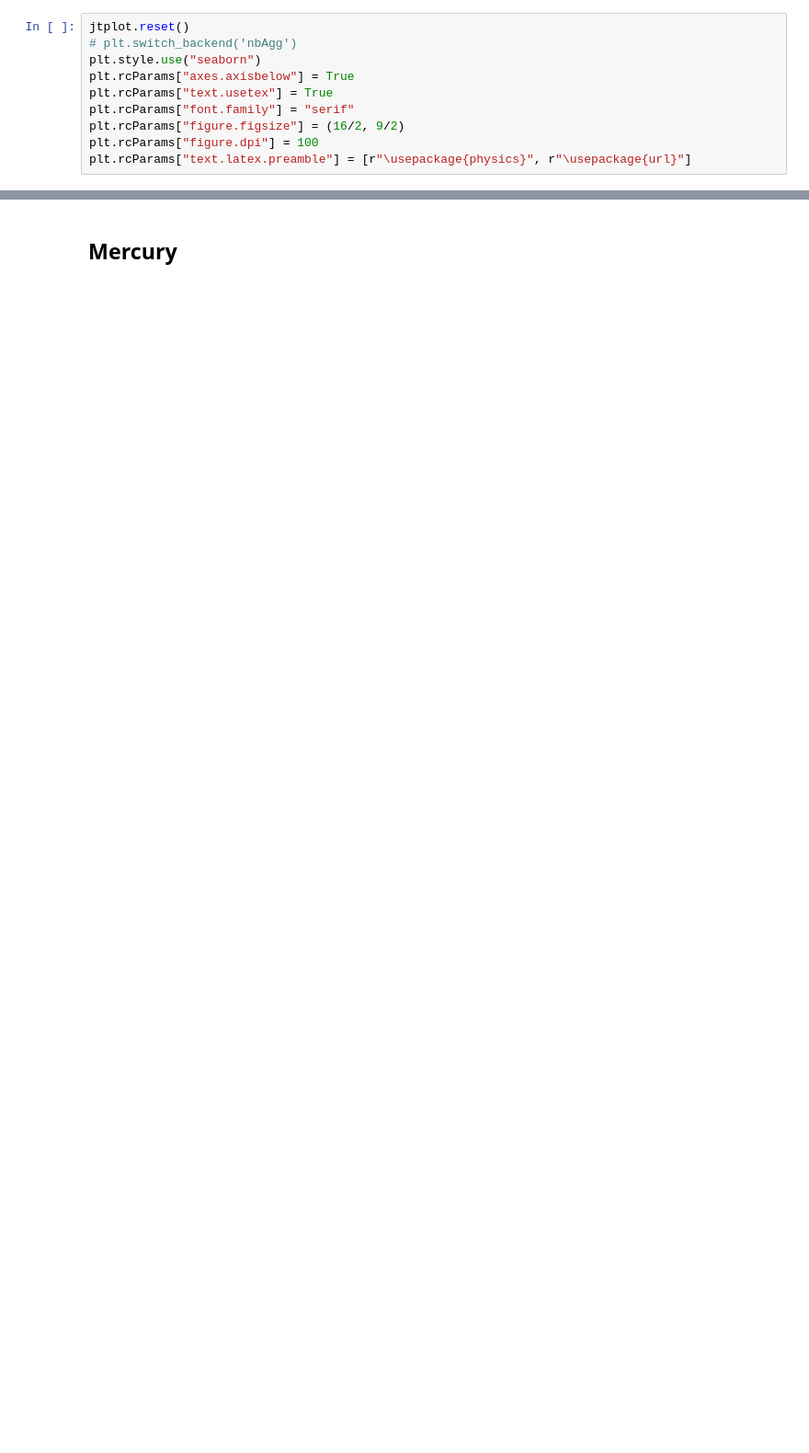
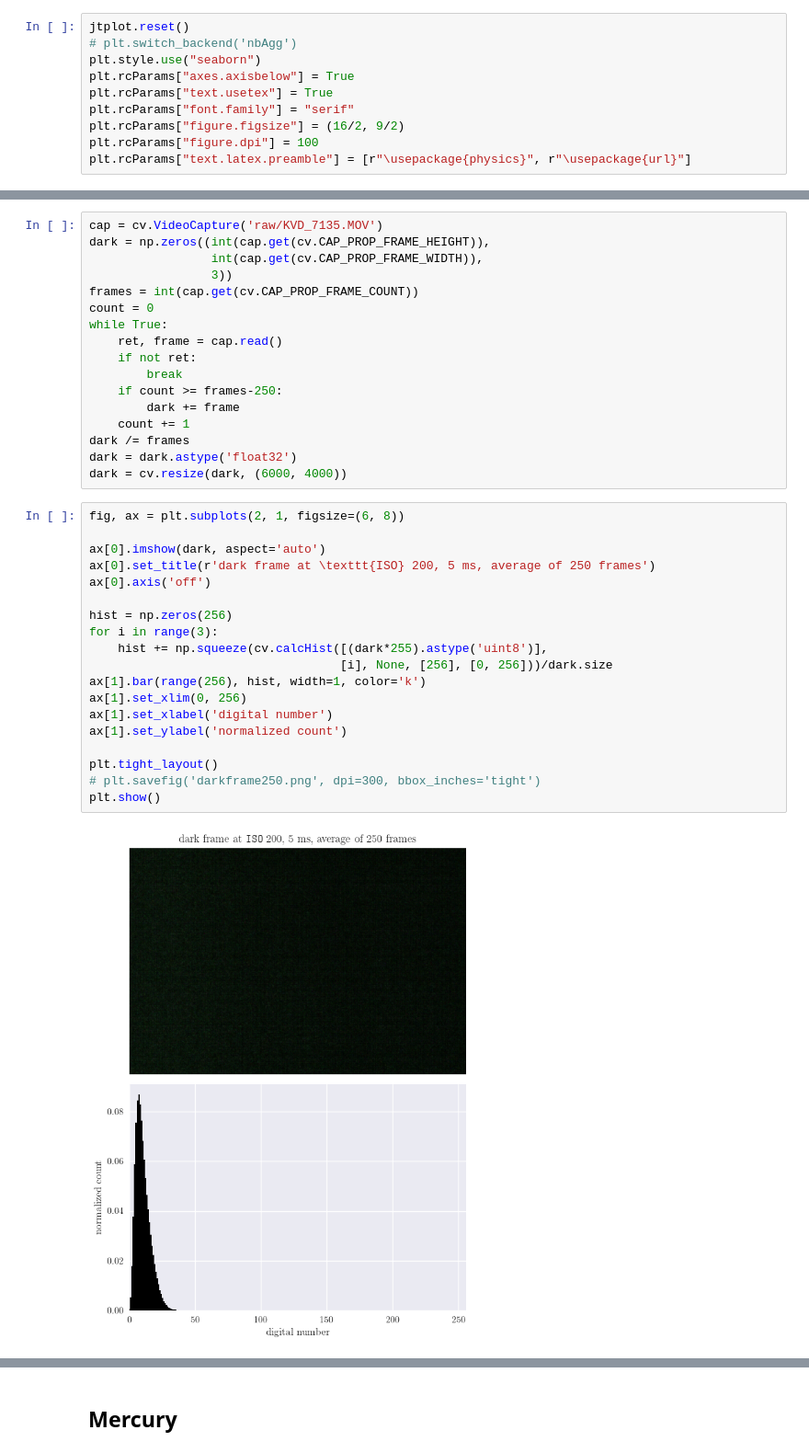
Before and after one commit to kvdomingo/AP187, a Jupyter notebook: Activity 9/187-9.ipynb, the cells around one changed output, grey strips where cells are left out. Shown at 92% size. Saved outputs shown, nothing was run; the diff lists cells and outputs as text; blank space fills up the shorter version.

```diff
--- a/Activity 9/187-9.ipynb
+++ b/Activity 9/187-9.ipynb
@@ -19,0 +26,38 @@ plt.rcParams["text.latex.preamble"] = [r"\usepackage{physics}", r"\usepackage{ur
+# %%
+cap = cv.VideoCapture('raw/KVD_7135.MOV')
+dark = np.zeros((int(cap.get(cv.CAP_PROP_FRAME_HEIGHT)),
+                 int(cap.get(cv.CAP_PROP_FRAME_WIDTH)),
+                 3))
+frames = int(cap.get(cv.CAP_PROP_FRAME_COUNT))
+count = 0
+while True:
+    ret, frame = cap.read()
+    if not ret:
+        break
+    if count >= frames-250:
+        dark += frame
+    count += 1
+dark /= frames
+dark = dark.astype('float32')
+dark = cv.resize(dark, (6000, 4000))
+# %%
+fig, ax = plt.subplots(2, 1, figsize=(6, 8))
+
+ax[0].imshow(dark, aspect='auto')
+ax[0].set_title(r'dark frame at \texttt{ISO} 200, 5 ms, average of 250 frames')
+ax[0].axis('off')
+
+hist = np.zeros(256)
+for i in range(3):
+    hist += np.squeeze(cv.calcHist([(dark*255).astype('uint8')],
+                                   [i], None, [256], [0, 256]))/dark.size
+ax[1].bar(range(256), hist, width=1, color='k')
+ax[1].set_xlim(0, 256)
+ax[1].set_xlabel('digital number')
+ax[1].set_ylabel('normalized count')
+
+plt.tight_layout()
+# plt.savefig('darkframe250.png', dpi=300, bbox_inches='tight')
+plt.show()
+# %% [output]
+[figure, added]
```
Also changed, not shown: parts of 18 cells of this notebook, 10 other files.
